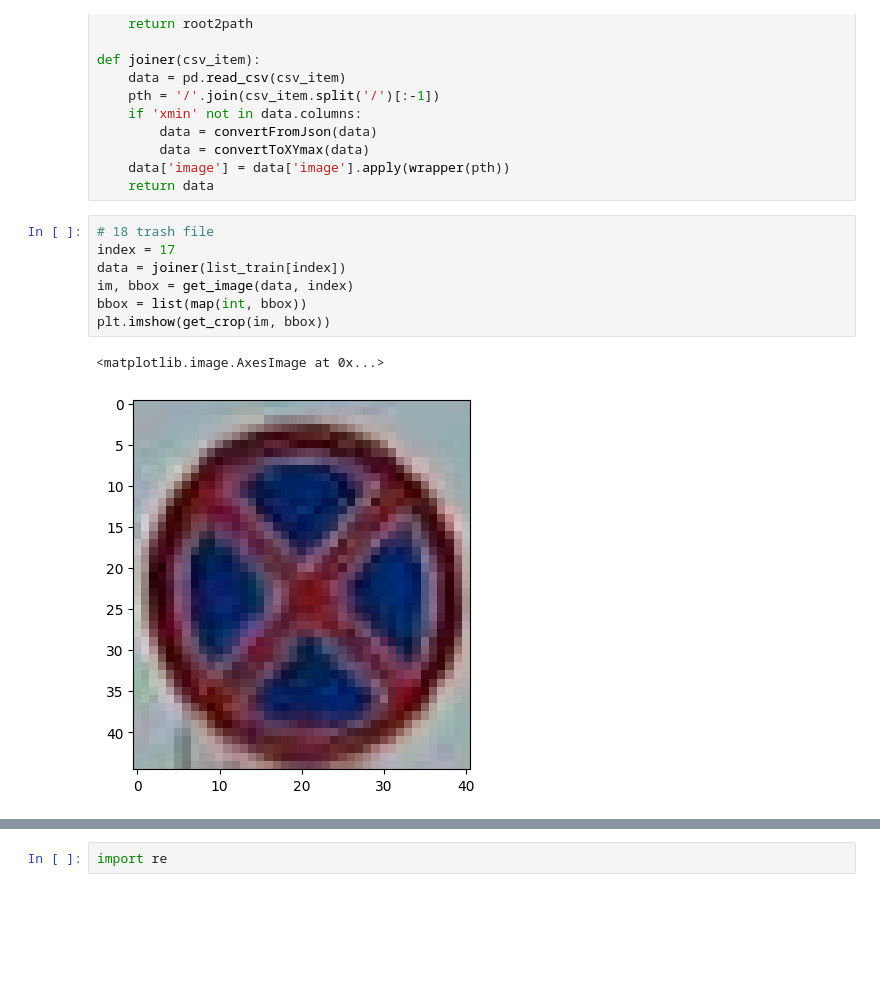
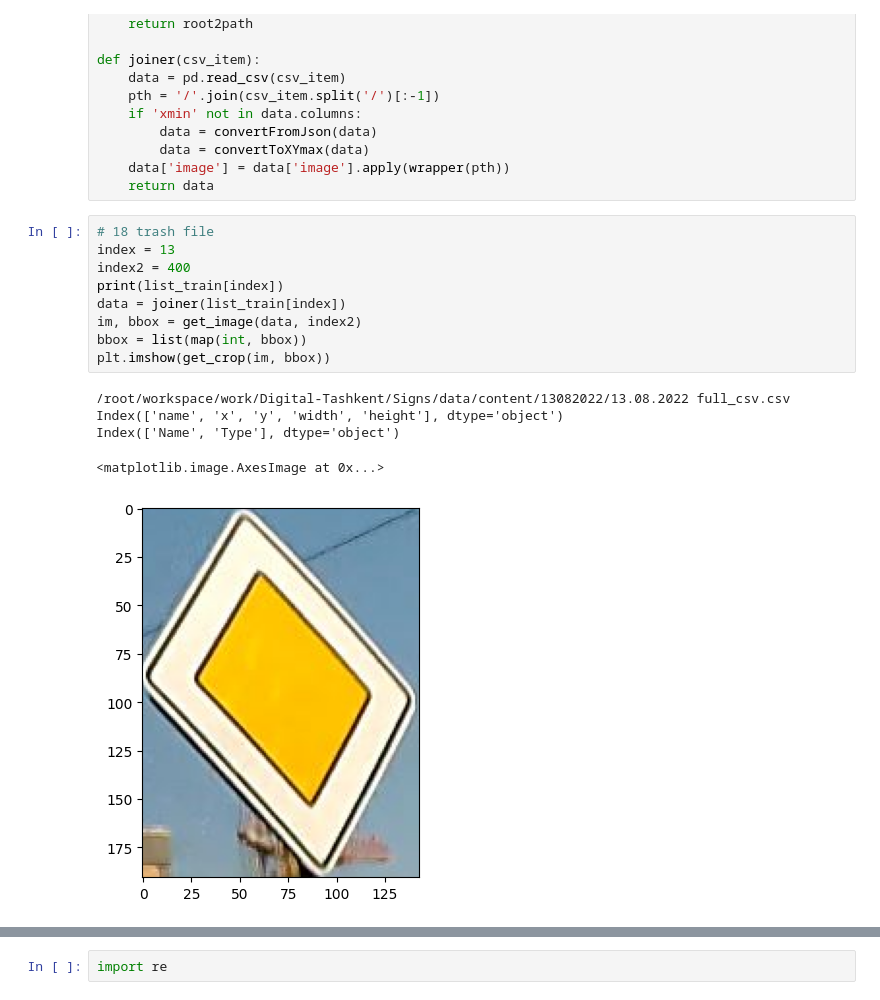
Before and after one commit to t1masavin/traffic-detection, a Jupyter notebook: classification/cls.ipynb, the cells around one changed output, grey strips where cells are left out. Cells and saved outputs as stored; diff of their text form; blank space fills up the shorter version.

```diff
--- a/classification/cls.ipynb
+++ b/classification/cls.ipynb
@@ -90,14 +88,19 @@ def joiner(csv_item):
     return data
 # %%
 # 18 trash file
-index = 17
+index = 13
+index2 = 400
+print(list_train[index])
 data = joiner(list_train[index])
-im, bbox = get_image(data, index)
+im, bbox = get_image(data, index2)
 bbox = list(map(int, bbox))
 plt.imshow(get_crop(im, bbox))
 # %% [output]
-<matplotlib.image.AxesImage at 0x...>
+/root/workspace/work/Digital-Tashkent/Signs/data/content/13082022/13.08.2022 full_csv.csv
+Index(['name', 'x', 'y', 'width', 'height'], dtype='object')
+Index(['Name', 'Type'], dtype='object')
+<matplotlib.image.AxesImage at 0x...>
-[figure, old version]
+[figure, new version]
 # %%
 for item in list_train:
     data = joiner(item)
```
Also changed, not shown: parts of 4 cells of this notebook, 2 other files.
